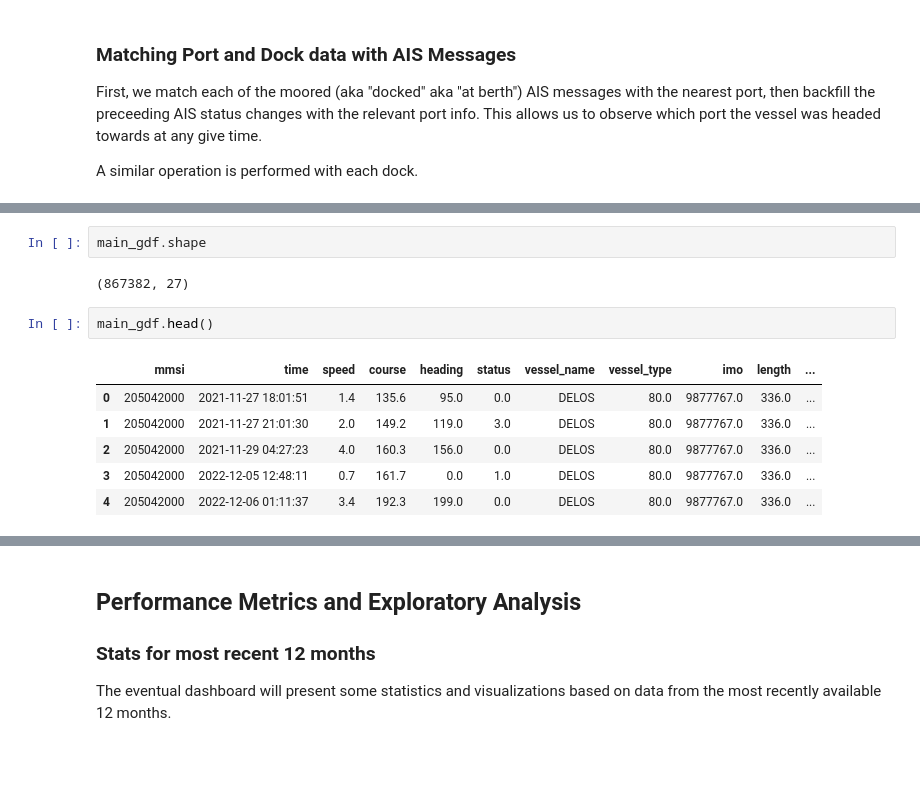
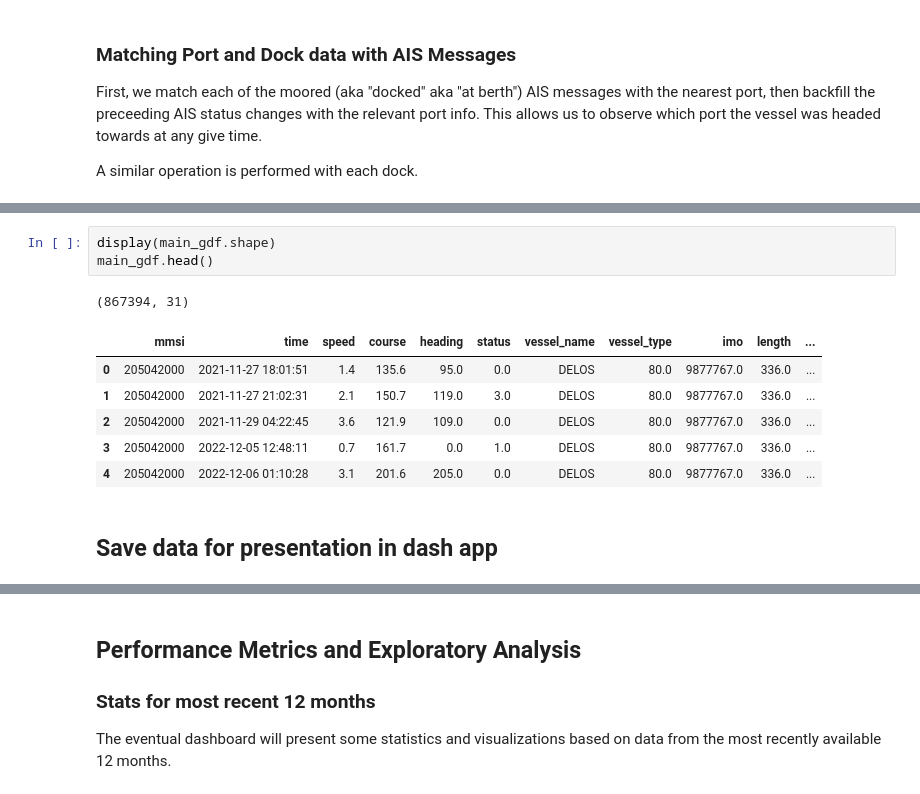
Before and after one commit to epistemetrica/Port-Performance-Project, a Jupyter notebook: performance_metrics.ipynb, the cells around one changed output, grey strips where cells are left out. Saved outputs shown, nothing was run; the diff lists cells and outputs as text; blank space fills up the shorter version.

```diff
--- a/performance_metrics.ipynb
+++ b/performance_metrics.ipynb
@@ -263,13 +262,13 @@ Spatial Join time on 278769 AIS messages took 1.338993787765503 seconds
-# %%
-main_gdf.shape
-# %% [output]
-(867382, 27)
-# %%
-main_gdf.head()
-# %% [output]
-|  | mmsi | time | speed | course | heading | status | vessel_name | vessel_type | imo | length | ... |
-| 0 | 205042000 | 2021-11-27 18:01:51 | 1.4 | 135.6 | 95.0 | 0.0 | DELOS | 80.0 | 9877767.0 | 336.0 | ... |
-| 1 | 205042000 | 2021-11-27 21:01:30 | 2.0 | 149.2 | 119.0 | 3.0 | DELOS | 80.0 | 9877767.0 | 336.0 | ... |
-| 2 | 205042000 | 2021-11-29 04:27:23 | 4.0 | 160.3 | 156.0 | 0.0 | DELOS | 80.0 | 9877767.0 | 336.0 | ... |
-| 3 | 205042000 | 2022-12-05 12:48:11 | 0.7 | 161.7 | 0.0 | 1.0 | DELOS | 80.0 | 9877767.0 | 336.0 | ... |
-| 4 | 205042000 | 2022-12-06 01:11:37 | 3.4 | 192.3 | 199.0 | 0.0 | DELOS | 80.0 | 9877767.0 | 336.0 | ... |
+# %%
+display(main_gdf.shape)
+main_gdf.head()
+# %% [output]
+(867394, 31)
+|  | mmsi | time | speed | course | heading | status | vessel_name | vessel_type | imo | length | ... |
+| 0 | 205042000 | 2021-11-27 18:01:51 | 1.4 | 135.6 | 95.0 | 0.0 | DELOS | 80.0 | 9877767.0 | 336.0 | ... |
+| 1 | 205042000 | 2021-11-27 21:02:31 | 2.1 | 150.7 | 119.0 | 3.0 | DELOS | 80.0 | 9877767.0 | 336.0 | ... |
+| 2 | 205042000 | 2021-11-29 04:22:45 | 3.6 | 121.9 | 109.0 | 0.0 | DELOS | 80.0 | 9877767.0 | 336.0 | ... |
+| 3 | 205042000 | 2022-12-05 12:48:11 | 0.7 | 161.7 | 0.0 | 1.0 | DELOS | 80.0 | 9877767.0 | 336.0 | ... |
+| 4 | 205042000 | 2022-12-06 01:10:28 | 3.1 | 201.6 | 205.0 | 0.0 | DELOS | 80.0 | 9877767.0 | 336.0 | ... |
+# %% [markdown]
+## Save data for presentation in dash app
```
Also changed, not shown: parts of 5 cells of this notebook, 2 other files.
